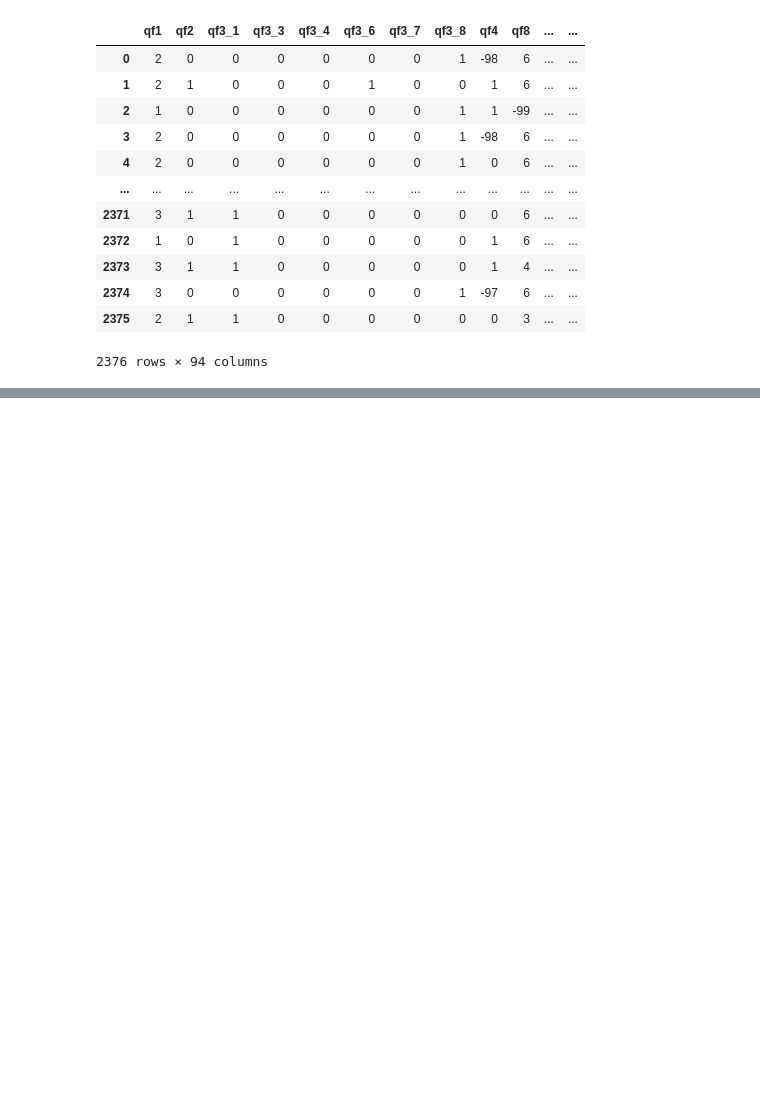
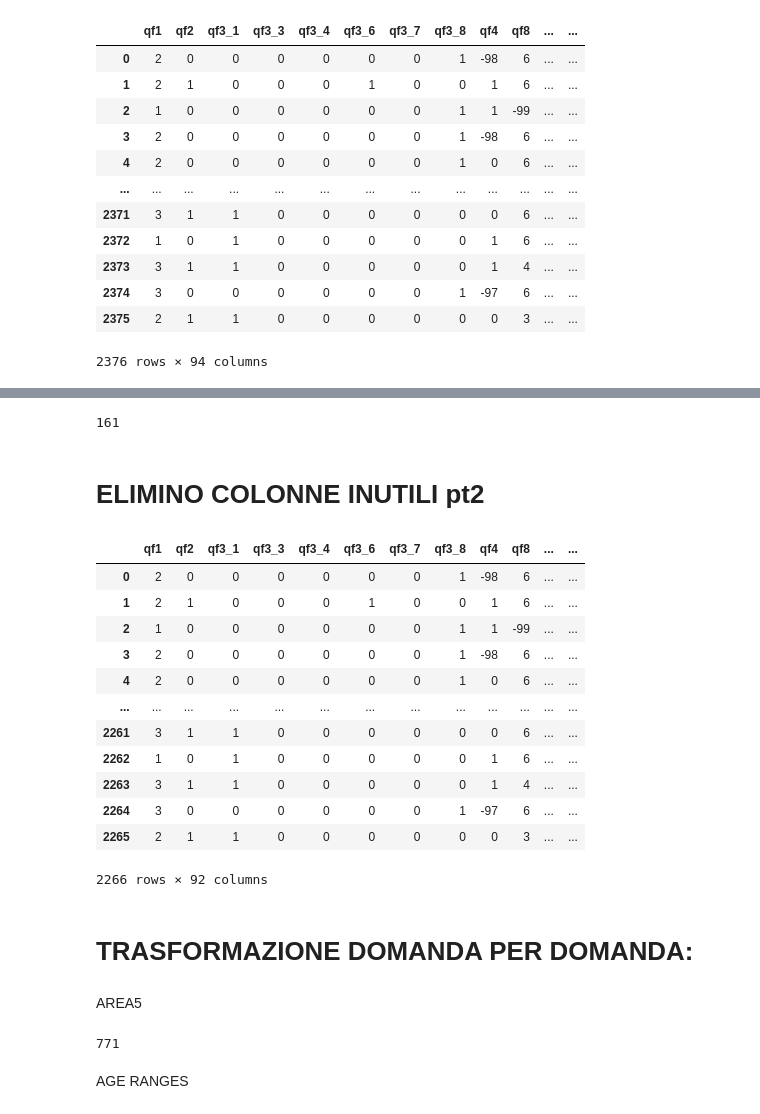
Before and after one commit to CarloArpini/FinLiteracy-Fraudability, a Jupyter notebook: Data prepping.ipynb, the cells around one changed output, grey strips where cells are left out. Drawn from its saved outputs; the diff is of its cells as text; code cells hidden in the pictures; blank space fills up the shorter version.

```diff
--- a/Data prepping.ipynb
+++ b/Data prepping.ipynb
@@ -62,0 +134,46 @@ datolli
+# %%
+warnings.filterwarnings("ignore")
+for i in range(len(datolli)):
+    counter=0
+    if datolli['qprod4_3'][i]==0 and datolli['qprod4_1'][i]==0 and datolli['check'][i]==0:
+        counter+=1
+    if datolli['qprod4_2'][i]==0 and datolli['qprod4_1'][i]==0 and datolli['check'][i]==0:
+        counter+=1
+    if datolli['qprod4_3'][i]==0 and datolli['qprod4_2'][i]==0 and datolli['check'][i]==0:
+        counter+=1
+    if counter!=0:
+        datolli['check'][i]=-2
+print(len(datolli[datolli['check']==-2]))
+# %% [output]
+161
+# %%
+datolli.drop(list(datolli[datolli['check']==0].index), inplace=True)
+datolli.reset_index(inplace=True)
+# %%
+for i in range(len(datolli)):
+    if datolli['check'][i]==-1 or datolli['check'][i]==-2:
+        datolli['check'][i]=0
+# %% [markdown]
+# ELIMINO COLONNE INUTILI pt2
+# %%
+datolli.drop(['qprod4_1', 'qprod4_2', 'qprod4_3', 'index'], axis=1, inplace=True)
+# %%
+datolli
+# %% [output]
+|  | qf1 | qf2 | qf3_1 | qf3_3 | qf3_4 | qf3_6 | qf3_7 | qf3_8 | qf4 | qf8 | ... | ... |
+| 0 | 2 | 0 | 0 | 0 | 0 | 0 | 0 | 1 | -98 | 6 | ... | ... |
+| 1 | 2 | 1 | 0 | 0 | 0 | 1 | 0 | 0 | 1 | 6 | ... | ... |
+| 2 | 1 | 0 | 0 | 0 | 0 | 0 | 0 | 1 | 1 | -99 | ... | ... |
+| 3 | 2 | 0 | 0 | 0 | 0 | 0 | 0 | 1 | -98 | 6 | ... | ... |
+| 4 | 2 | 0 | 0 | 0 | 0 | 0 | 0 | 1 | 0 | 6 | ... | ... |
+| ... | ... | ... | ... | ... | ... | ... | ... | ... | ... | ... | ... | ... |
+| 2261 | 3 | 1 | 1 | 0 | 0 | 0 | 0 | 0 | 0 | 6 | ... | ... |
+| 2262 | 1 | 0 | 1 | 0 | 0 | 0 | 0 | 0 | 1 | 6 | ... | ... |
+| 2263 | 3 | 1 | 1 | 0 | 0 | 0 | 0 | 0 | 1 | 4 | ... | ... |
+| 2264 | 3 | 0 | 0 | 0 | 0 | 0 | 0 | 1 | -97 | 6 | ... | ... |
+| 2265 | 2 | 1 | 1 | 0 | 0 | 0 | 0 | 0 | 0 | 3 | ... | ... |
+2266 rows × 92 columns
+# %% [markdown]
+# TRASFORMAZIONE DOMANDA PER DOMANDA:
+# %% [markdown]
+AREA5
@@ -62,0 +186,6 @@ datolli
+# %%
+datolli[datolli['AREA5']==5]['AREA5'].count()
+# %% [output]
+771
+# %% [markdown]
+AGE RANGES
```
Also changed, not shown: parts of 68 cells of this notebook, 2 other files.
